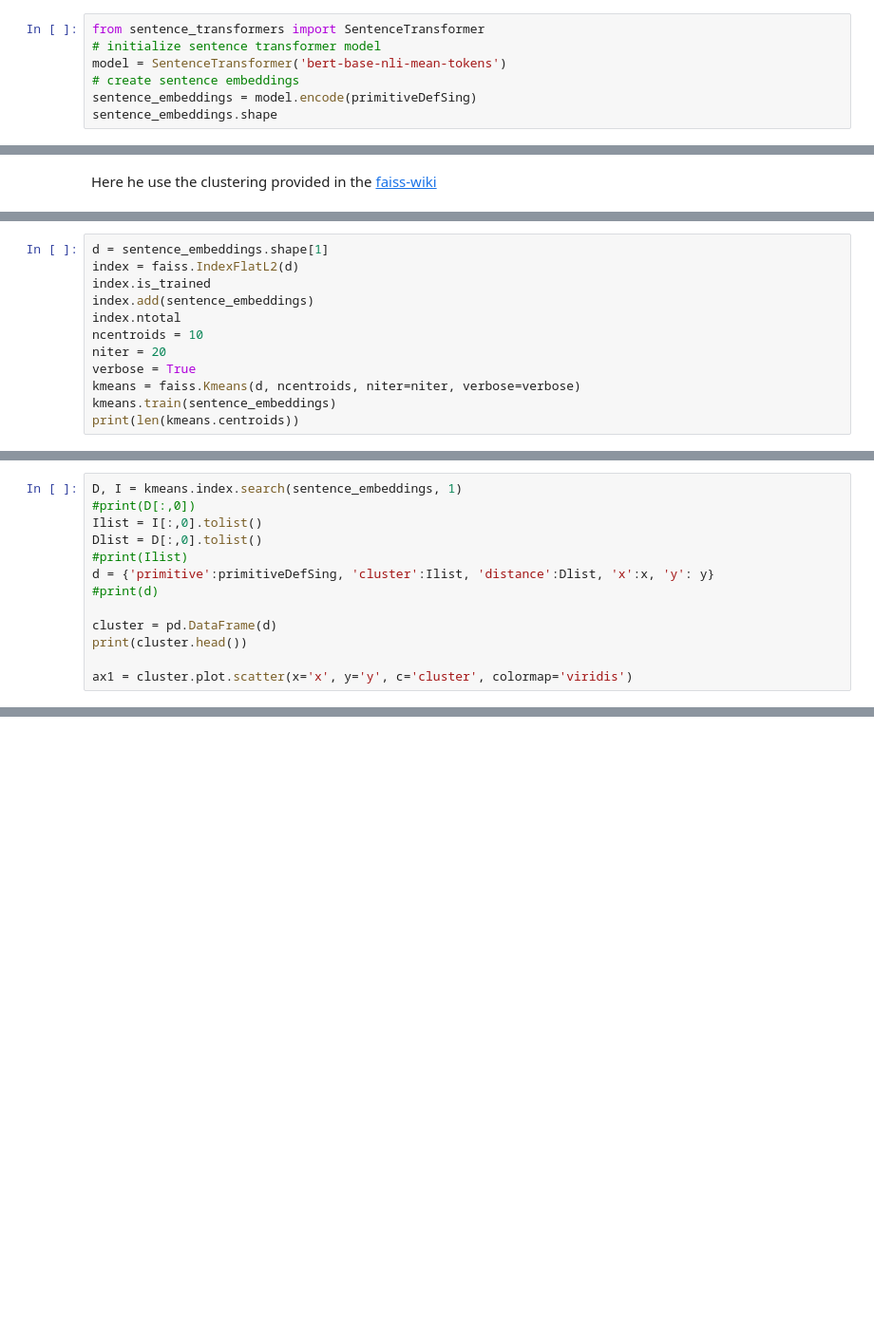
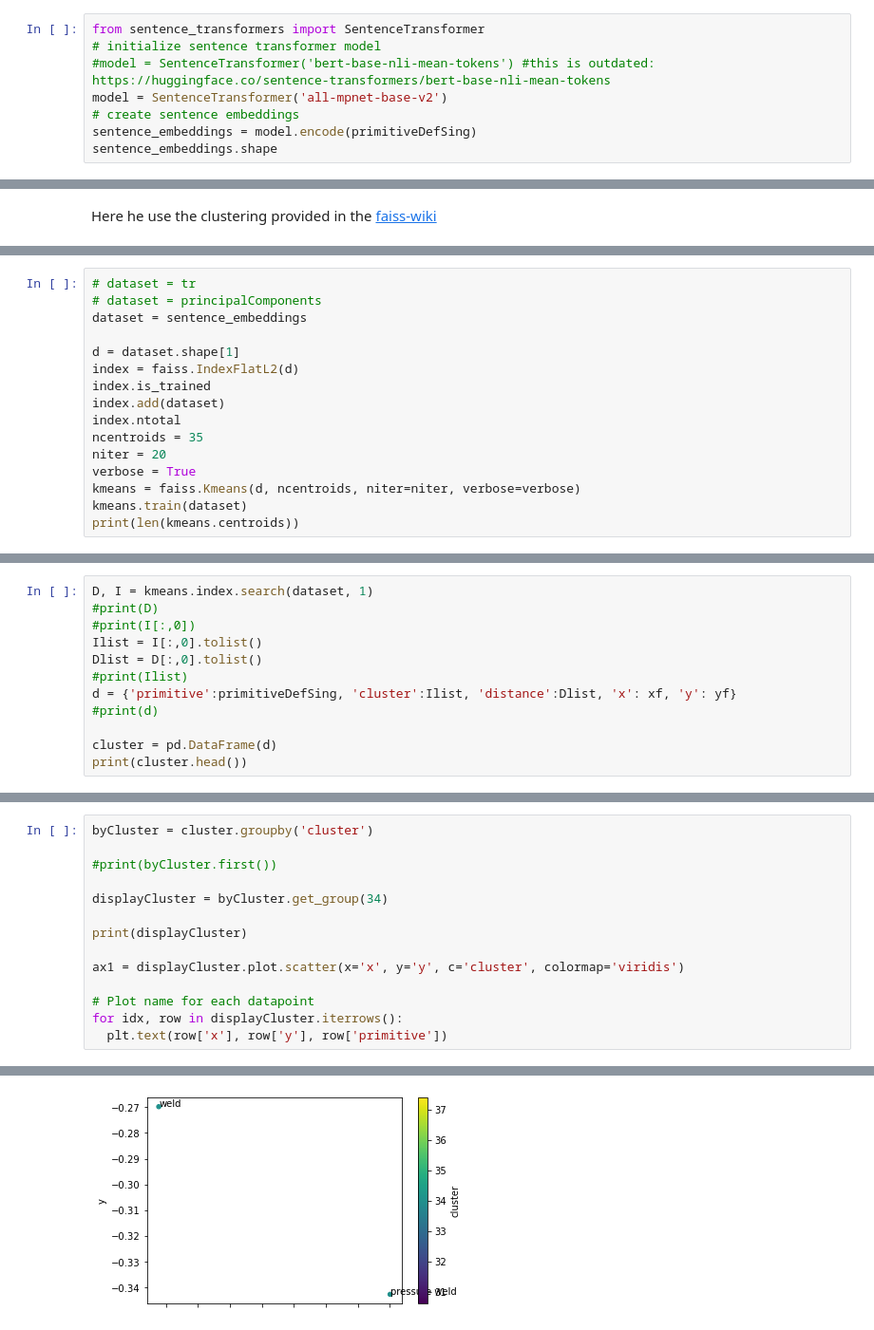
Before and after one commit to teiband/industrial-skill-review, a Jupyter notebook: src/FaissSearch/faissSearch.ipynb, the cells around one changed output, grey strips where cells are left out. Shown at 95% size. Saved outputs shown, nothing was run; the diff lists cells and outputs as text; blank space fills up the shorter version.

Commit message:
better search

```diff
--- a/src/FaissSearch/faissSearch.ipynb
+++ b/src/FaissSearch/faissSearch.ipynb
@@ -34,7 +35,8 @@ primitiveDefSing = [word for word in list(set(primitiveDef)) if type(word) is st
 # %%
 from sentence_transformers import SentenceTransformer
 # initialize sentence transformer model
-model = SentenceTransformer('bert-base-nli-mean-tokens')
+#model = SentenceTransformer('bert-base-nli-mean-tokens') #this is outdated: https://huggingface.co/sentence-transformers/bert-base-nli-mean-tokens
+model = SentenceTransformer('all-mpnet-base-v2')
 # create sentence embeddings
 sentence_embeddings = model.encode(primitiveDefSing)
 sentence_embeddings.shape
@@ -77,13 +84,17 @@ Here he use the clustering provided in the [faiss-wiki](https://github.com/faceb
 # %%
-d = sentence_embeddings.shape[1]
+# dataset = tr
+# dataset = principalComponents
+dataset = sentence_embeddings
+
+d = dataset.shape[1]
 index = faiss.IndexFlatL2(d)
 index.is_trained
-index.add(sentence_embeddings)
+index.add(dataset)
 index.ntotal
-ncentroids = 10
+ncentroids = 35
 niter = 20
 verbose = True
 kmeans = faiss.Kmeans(d, ncentroids, niter=niter, verbose=verbose)
-kmeans.train(sentence_embeddings)
+kmeans.train(dataset)
 print(len(kmeans.centroids))
 # %% [output]
@@ -101,14 +102,13 @@ y = principalComponents[:,1].tolist()
 # %%
-D, I = kmeans.index.search(sentence_embeddings, 1)
-#print(D[:,0])
+D, I = kmeans.index.search(dataset, 1)
+#print(D)
+#print(I[:,0])
 Ilist = I[:,0].tolist()
 Dlist = D[:,0].tolist()
 #print(Ilist)
-d = {'primitive':primitiveDefSing, 'cluster':Ilist, 'distance':Dlist, 'x':x, 'y': y}
+d = {'primitive':primitiveDefSing, 'cluster':Ilist, 'distance':Dlist, 'x': xf, 'y': yf}
 #print(d)
 
 cluster = pd.DataFrame(d)
 print(cluster.head())
-
-ax1 = cluster.plot.scatter(x='x', y='y', c='cluster', colormap='viridis')
 # %% [output]
@@ -121,0 +130,15 @@ ax1 = cluster.plot.scatter(x='x', y='y', c='cluster', colormap='viridis')
+# %%
+byCluster = cluster.groupby('cluster')
+
+#print(byCluster.first())
+
+displayCluster = byCluster.get_group(34)
+
+print(displayCluster)
+
+ax1 = displayCluster.plot.scatter(x='x', y='y', c='cluster', colormap='viridis')
+
+# Plot name for each datapoint
+for idx, row in displayCluster.iterrows():
+  plt.text(row['x'], row['y'], row['primitive'])
+# %% [output]
@@ -121,0 +148 @@ ax1 = cluster.plot.scatter(x='x', y='y', c='cluster', colormap='viridis')
+[figure, added]
```
Also changed, not shown: parts of 11 cells of this notebook.
